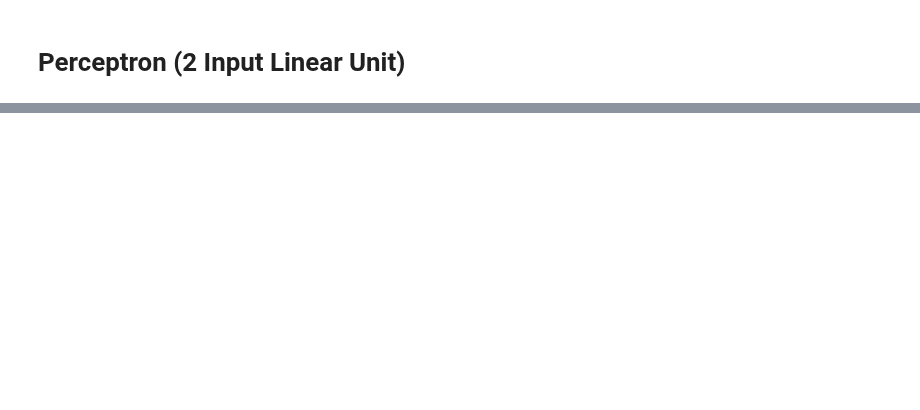
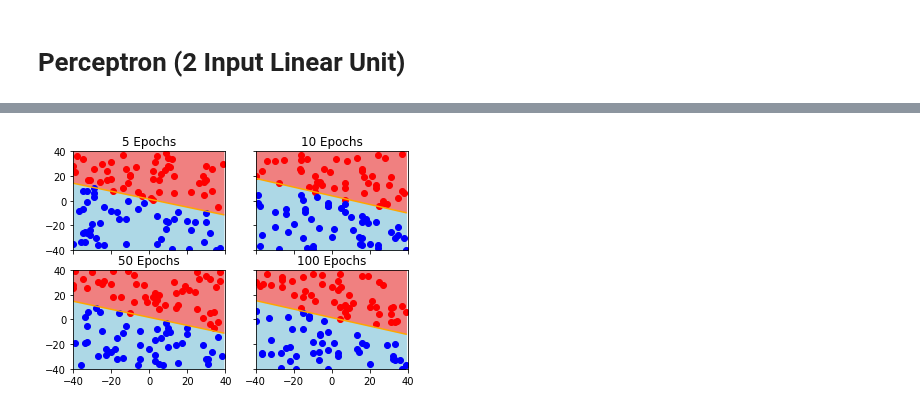
Before and after one commit to willisterh/cs6037-ml, a Jupyter notebook: as4/as4.ipynb, the cells around one changed output, grey strips where cells are left out. Saved outputs shown, nothing was run; the diff lists cells and outputs as text; code cells hidden in the pictures; blank space fills up the shorter version.

```diff
--- a/as4/as4.ipynb
+++ b/as4/as4.ipynb
@@ -164,0 +226,4 @@ def plot_decision_surface(unit):
+# %%
+plot_decision_surface(u)
+# %% [output]
+[figure, added]
```
Also changed, not shown: parts of 9 cells of this notebook.
